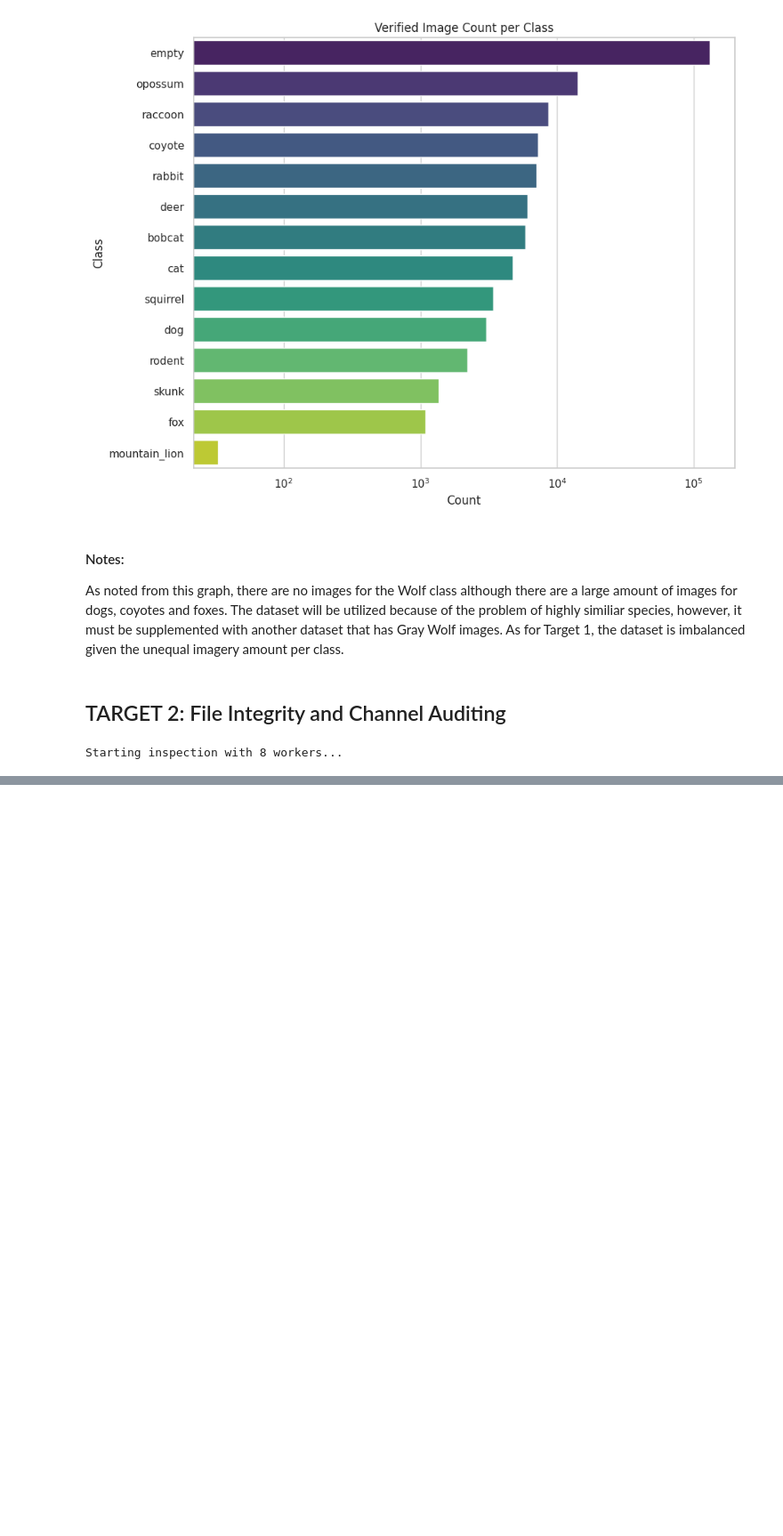
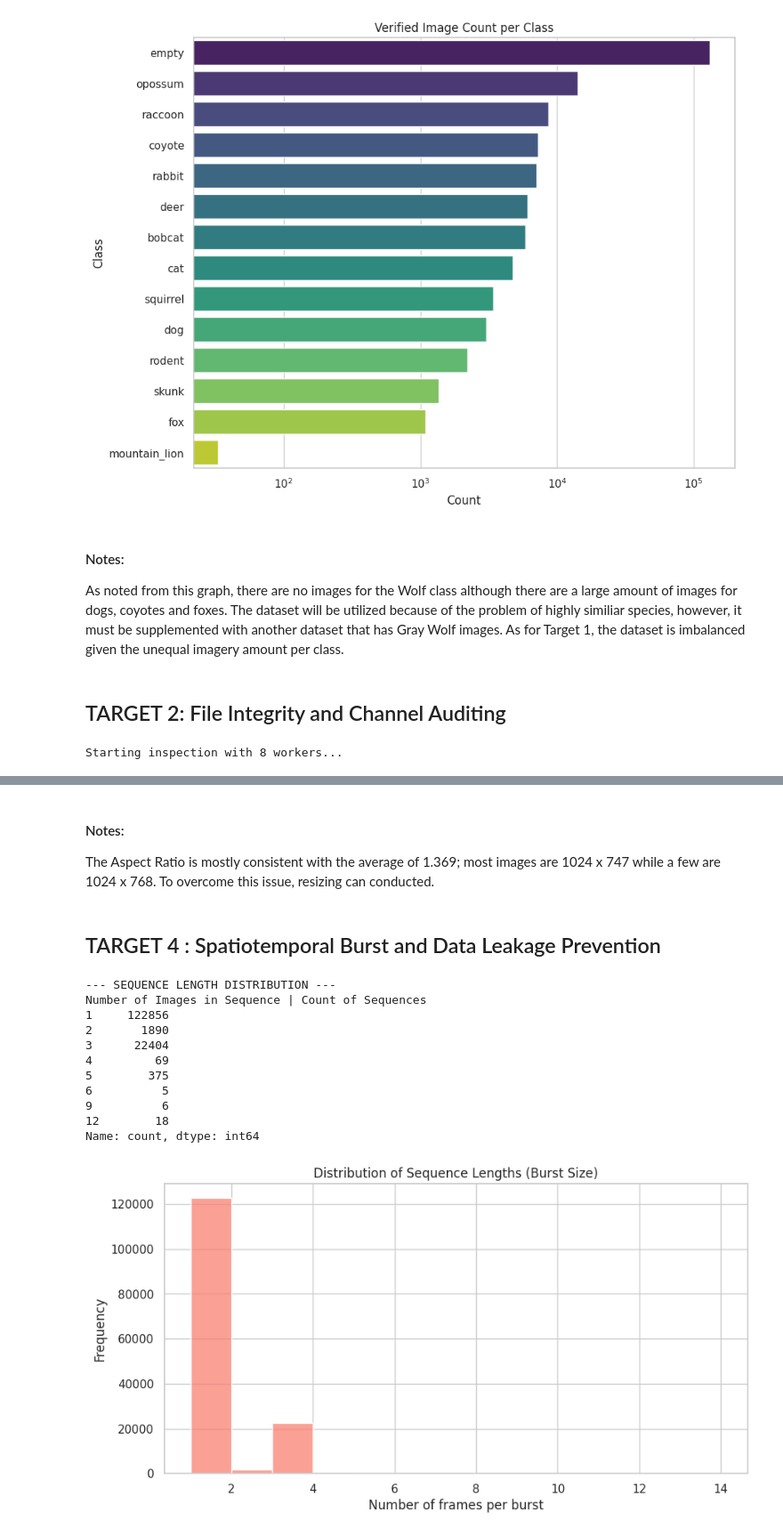
Before and after one commit to Gil-gil-glitch/Mexican-Gray-Wolf-Recognition-Model, a Jupyter notebook: iWildCam2019/eda_iWildCam2019.ipynb, the cells around one changed output, grey strips where cells are left out. Shown at 89% size. Cells and saved outputs as stored; diff of their text form; code cells hidden in the pictures; blank space fills up the shorter version.

```diff
--- a/iWildCam2019/eda_iWildCam2019.ipynb
+++ b/iWildCam2019/eda_iWildCam2019.ipynb
@@ -164,0 +218,34 @@ unknown  568  195731
+# %% [markdown]
+#### Notes:
+The Aspect Ratio is mostly consistent with the average of 1.369; most images are 1024 x 747 while a few are 1024 x 768. To overcome this issue, resizing can conducted.
+# %% [markdown]
+## TARGET 4 : Spatiotemporal Burst and Data Leakage Prevention
+# %%
+# Check the amount of frames in a typical sequence
+seq_lengths = df.groupby('seq_id')['frame_num'].count()
+
+sequence_distribution = df.groupby('seq_id').size().value_counts().sort_index()
+
+print("--- SEQUENCE LENGTH DISTRIBUTION ---")
+print("Number of Images in Sequence | Count of Sequences")
+print(sequence_distribution)
+
+plt.figure(figsize=(10, 5))
+sns.histplot(seq_lengths, bins=range(1, 15), kde=False, color='salmon')
+plt.title("Distribution of Sequence Lengths (Burst Size)")
+plt.xlabel("Number of frames per burst")
+plt.ylabel("Frequency")
+plt.show()
+# %% [output]
+--- SEQUENCE LENGTH DISTRIBUTION ---
+Number of Images in Sequence | Count of Sequences
+1     122856
+2       1890
+3      22404
+4         69
+5        375
+6          5
+9          6
+12        18
+Name: count, dtype: int64
+[figure, added]
```
Also changed, not shown: parts of 6 cells of this notebook.
